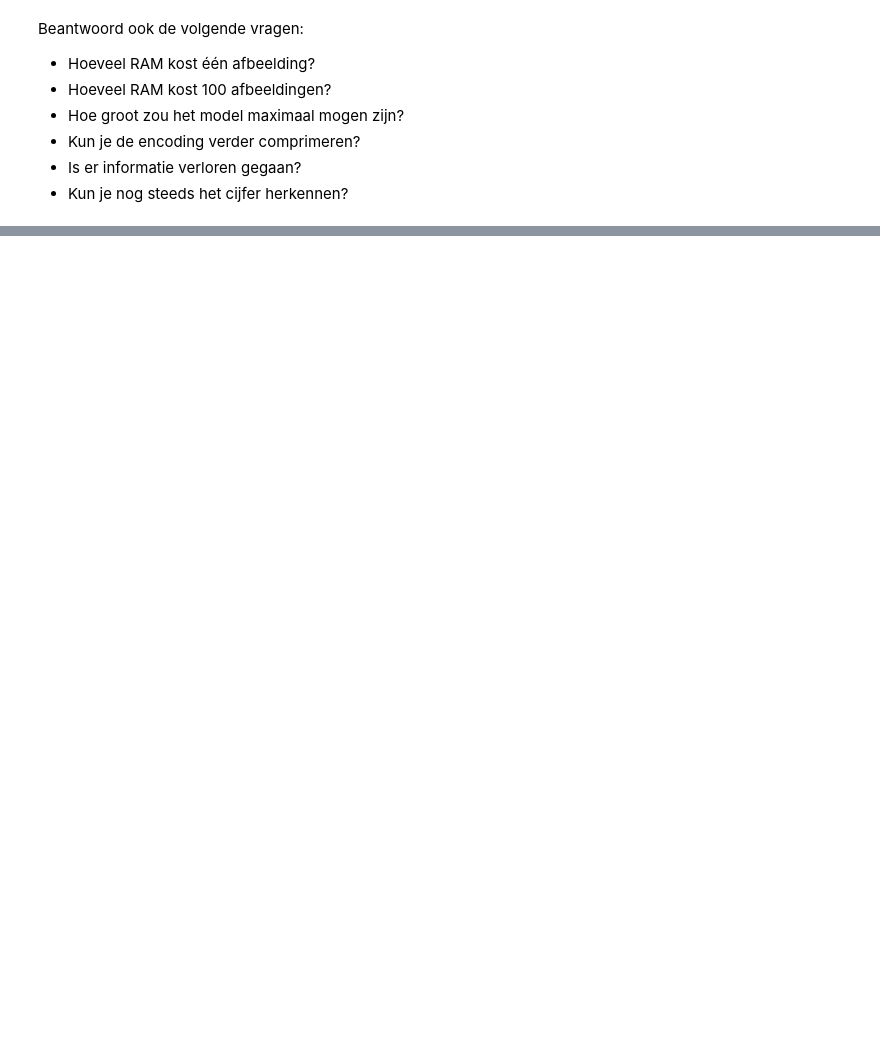
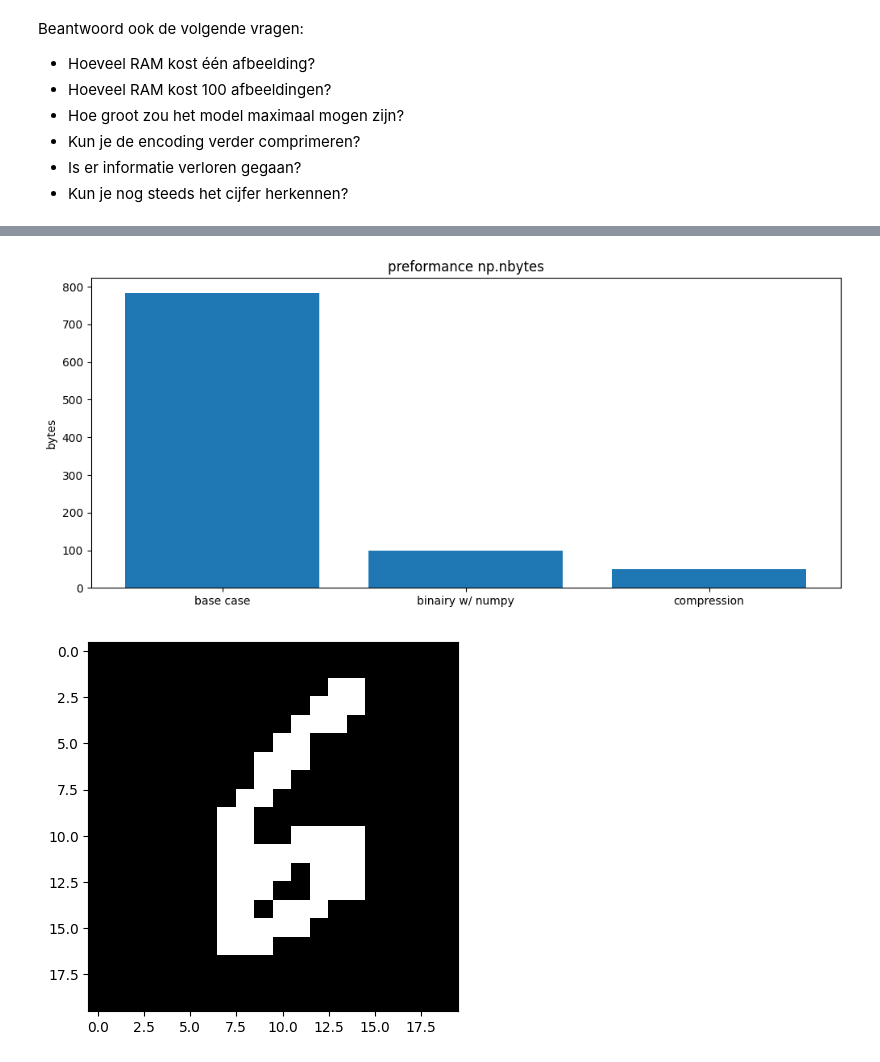
Before and after one commit to Rein-Schregardus/Data-Structures-And-Alogirthms, a Jupyter notebook: week-4/[Project] Data Representatie.ipynb, the cells around one changed output, grey strips where cells are left out. Drawn from its saved outputs; the diff is of its cells as text; code cells hidden in the pictures; blank space fills up the shorter version.

```diff
--- a/week-4/[Project] Data Representatie.ipynb
+++ b/week-4/[Project] Data Representatie.ipynb
@@ -265,0 +381,27 @@ Beantwoord ook de volgende vragen:
+# %%
+fig, ax = plt.subplots()
+
+image = images[4112]
+very_encoded_image = binary_encode_np(compres_image(image, 20))
+
+encoding_techique = ['base case',
+                     'binairy w/ numpy',
+                     "compression"]
+counts = [
+    image.nbytes,
+    binary_encode_np(image).nbytes,
+    very_encoded_image.nbytes]
+
+ax.bar(encoding_techique, counts)
+
+ax.set_ylabel('bytes')
+ax.set_title('preformance np.nbytes')
+fig.set_size_inches((12, 5))
+
+plt.show()
+
+plt.imshow(binary_decode_np(very_encoded_image), cmap="grey")
+plt.show()
+# %% [output]
+[figure, added]
+[figure, added]
```
Also changed, not shown: parts of 13 cells of this notebook.
